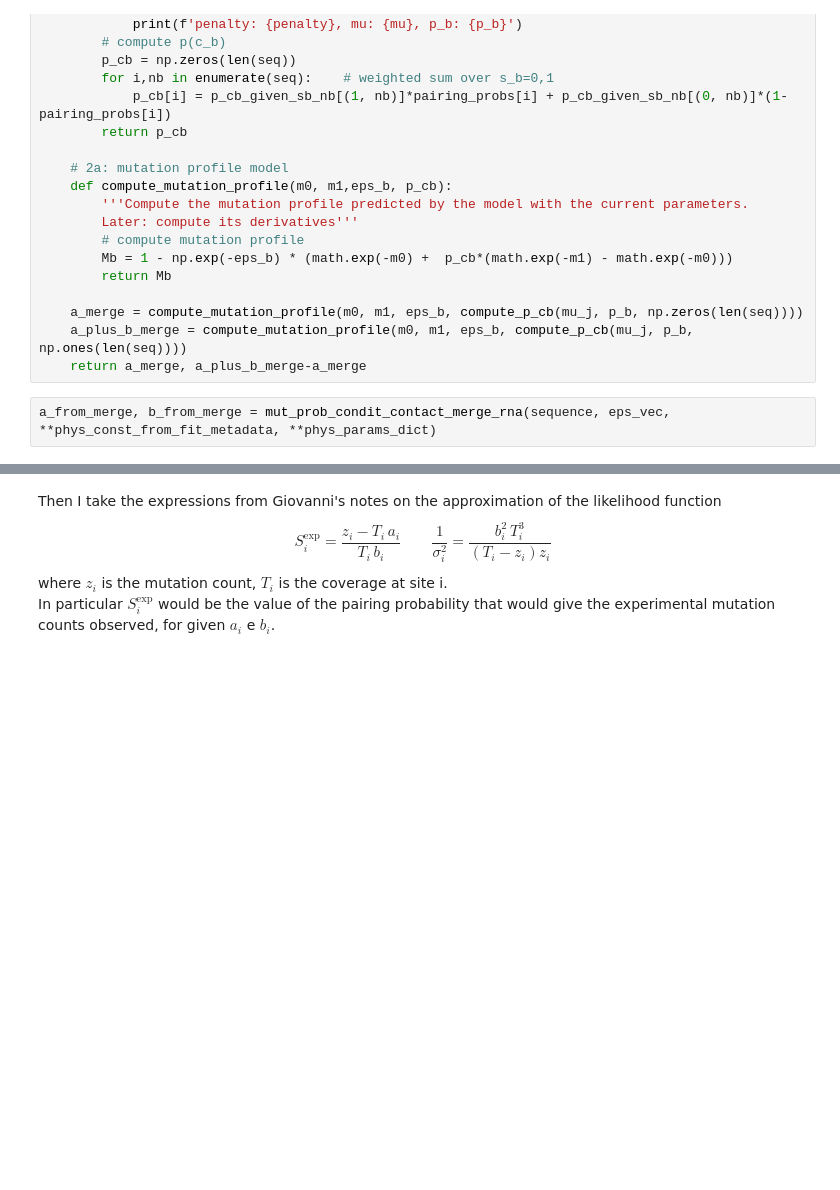
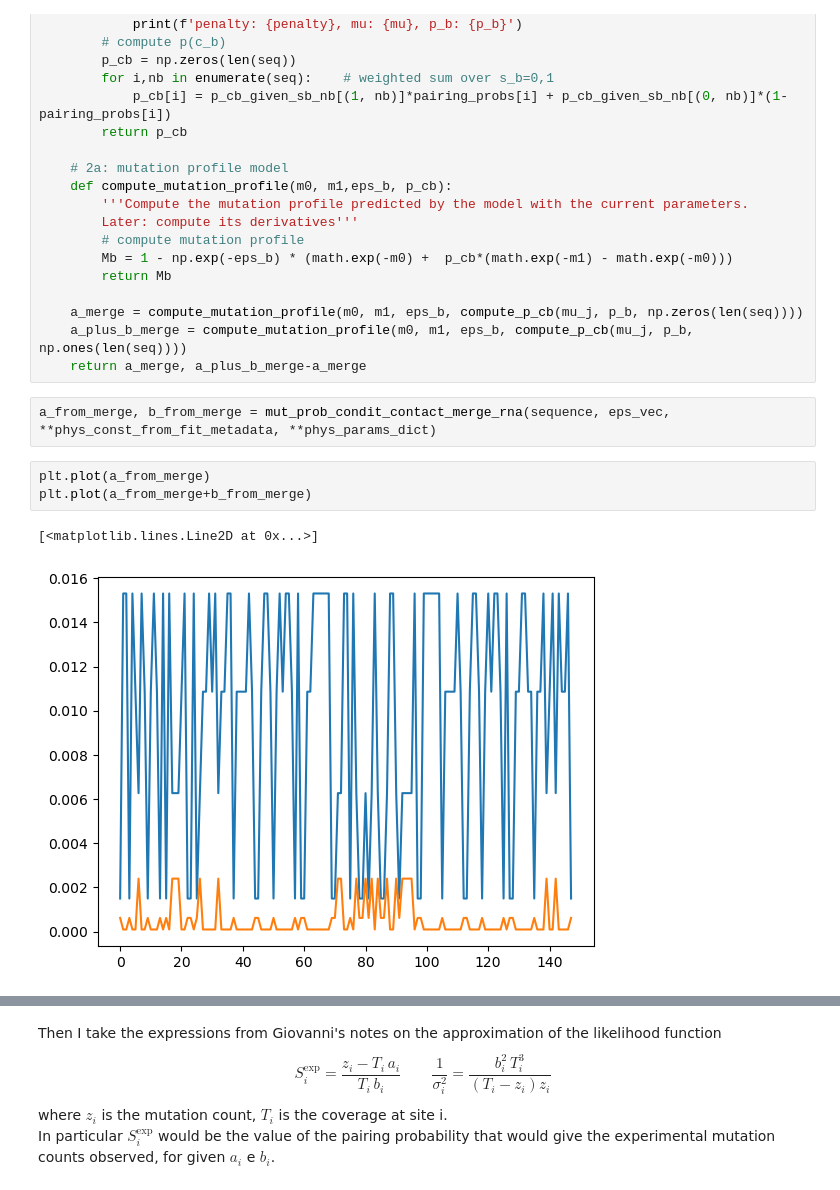
Before and after one commit to mauro-maglione/MERGE-RNA, a Jupyter notebook: my_merge_rna/maxent_test_2.ipynb, the cells around one changed output, grey strips where cells are left out. Saved outputs shown, nothing was run; the diff lists cells and outputs as text; blank space fills up the shorter version.

```diff
--- a/my_merge_rna/maxent_test_2.ipynb
+++ b/my_merge_rna/maxent_test_2.ipynb
@@ -191,3 +227,9 @@ def mut_prob_condit_contact_merge_rna(seq,eps_b,*,
     return a_merge, a_plus_b_merge-a_merge
 # %%
 a_from_merge, b_from_merge = mut_prob_condit_contact_merge_rna(sequence, eps_vec, **phys_const_from_fit_metadata, **phys_params_dict)
+# %%
+plt.plot(a_from_merge)
+plt.plot(a_from_merge+b_from_merge)
+# %% [output]
+[<matplotlib.lines.Line2D at 0x...>]
+[figure, added]
```
Also changed, not shown: parts of 63 cells of this notebook, 8 other files.
